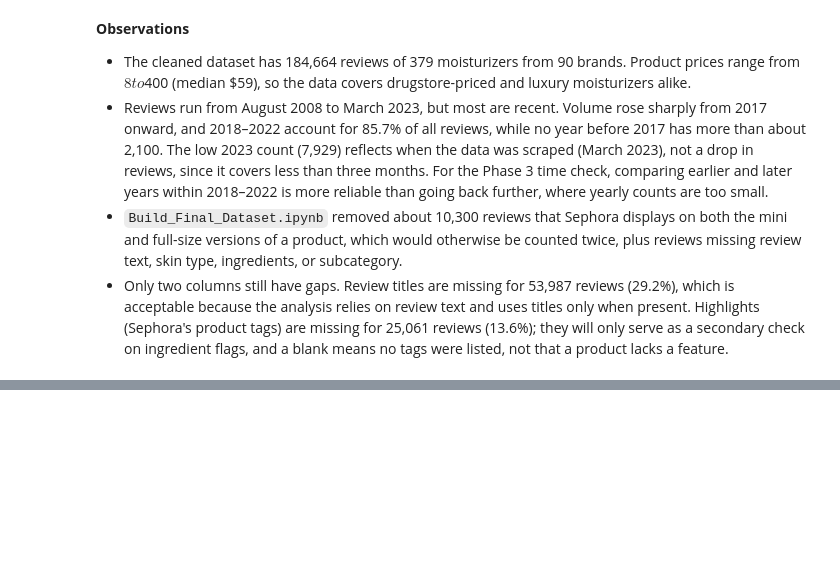
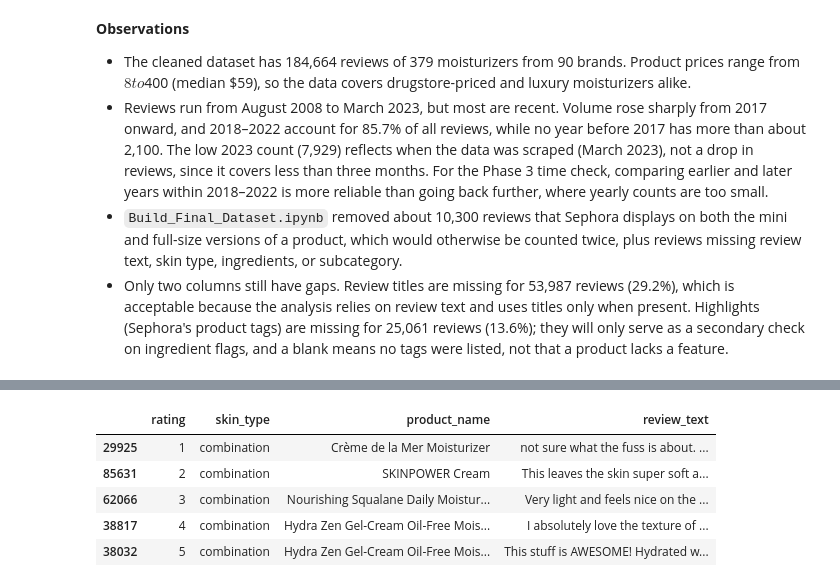
Before and after one commit to Neha-Ko/CDA-Course-Project, a Jupyter notebook: Notebooks/Exploration_and_Text_Mining.ipynb, the cells around one changed output, grey strips where cells are left out. Saved outputs shown, nothing was run; the diff lists cells and outputs as text; code cells hidden in the pictures; blank space fills up the shorter version.

```diff
--- a/Notebooks/Exploration_and_Text_Mining.ipynb
+++ b/Notebooks/Exploration_and_Text_Mining.ipynb
@@ -113,0 +158,13 @@ print(f"{years.between(2018, 2022).mean():.1%}")
+# %%
+# Pull one review per star rating to get a sense of the text. The longest 1% are trimmed for readability.
+pd.set_option("display.max_colwidth", 300)
+(df.groupby("rating", group_keys=False)
+   .apply(lambda g: g.sample(1, random_state=42))
+   [["rating", "skin_type", "product_name", "review_text"]])
+# %% [output]
+|  | rating | skin_type | product_name | review_text |
+| 29925 | 1 | combination | Crème de la Mer Moisturizer | not sure what the fuss is about. ... |
+| 85631 | 2 | combination | SKINPOWER Cream | This leaves the skin super soft a... |
+| 62066 | 3 | combination | Nourishing Squalane Daily Moistur... | Very light and feels nice on the ... |
+| 38817 | 4 | combination | Hydra Zen Gel-Cream Oil-Free Mois... | I absolutely love the texture of ... |
+| 38032 | 5 | combination | Hydra Zen Gel-Cream Oil-Free Mois... | This stuff is AWESOME! Hydrated w... |
```
Also changed, not shown: parts of 4 cells of this notebook.
